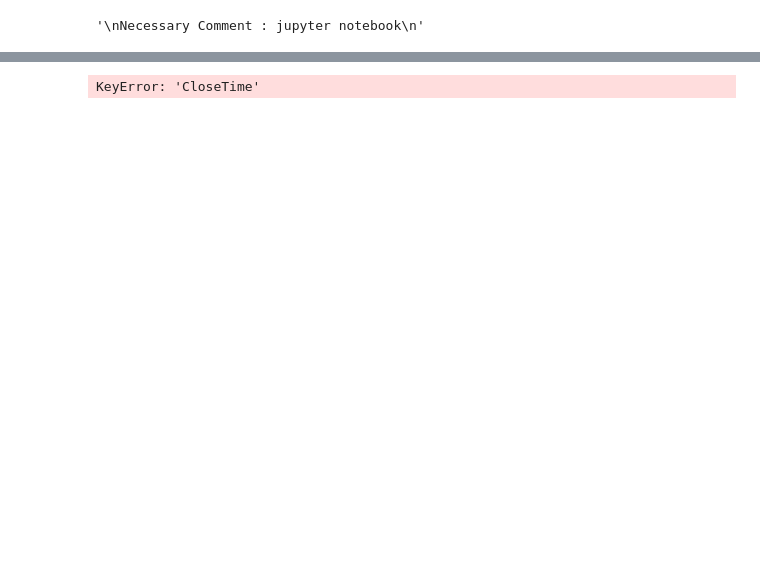
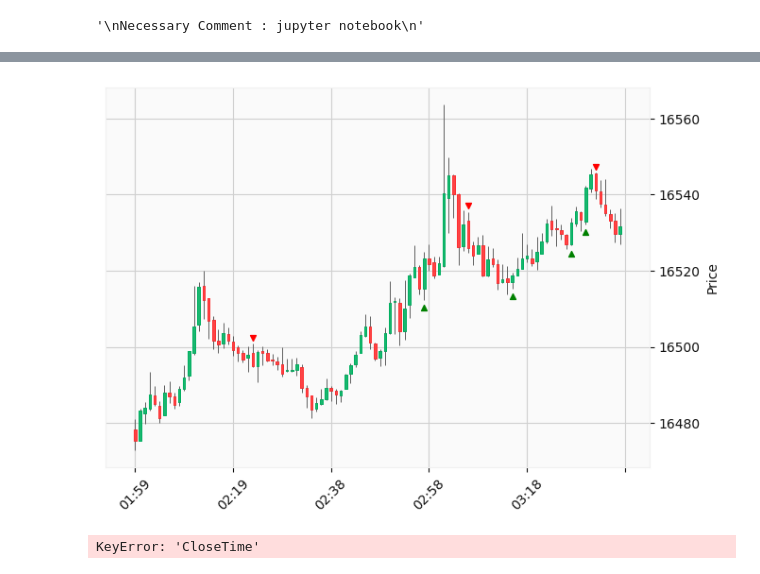
Before and after one commit to sushen/TradingAi, a Jupyter notebook: AiResearch.ipynb, the cells around one changed output, grey strips where cells are left out. Cells and saved outputs as stored; diff of their text form; code cells hidden in the pictures; blank space fills up the shorter version.

```diff
--- a/AiResearch.ipynb
+++ b/AiResearch.ipynb
@@ -62,0 +102,5 @@ mpl.plot(
+# %%
+df = df.set_index('CloseTime')
+df.index = pd.to_datetime(df.index, unit='ms')
+df = df.tail(100)
+df
@@ -62,0 +122,5 @@ mpl.plot(
+# %%
+# Find Candle Pattern
+ENGULFING = talib.CDLENGULFING(df['Open'], df['High'], df['Low'],
+                                         df['Close'])
+ENGULFING[ENGULFING != 0]
@@ -63,3 +137,11 @@ mpl.plot(
+# %%
+bullish_engulfing = (ENGULFING.replace([-100, 0], np.nan)/100) *(df.Low-2)
+bearsh_engulfing = (-ENGULFING.replace([100, 0], np.nan)/100) *(df.High *1.0001)
+# %%
+addplot = [mpf.make_addplot(bullish_engulfing, type='scatter', color='g', marker = "^"), mpf.make_addplot(bearsh_engulfing, type='scatter', color='r', marker = "v")]
+mpf.plot(df, addplot = addplot, type="candle",style="yahoo")
+# %% [output]
+[figure, added]
 # %%
 """
 Necessary Columns
```
Also changed, not shown: parts of 11 cells of this notebook, 7 other files.
